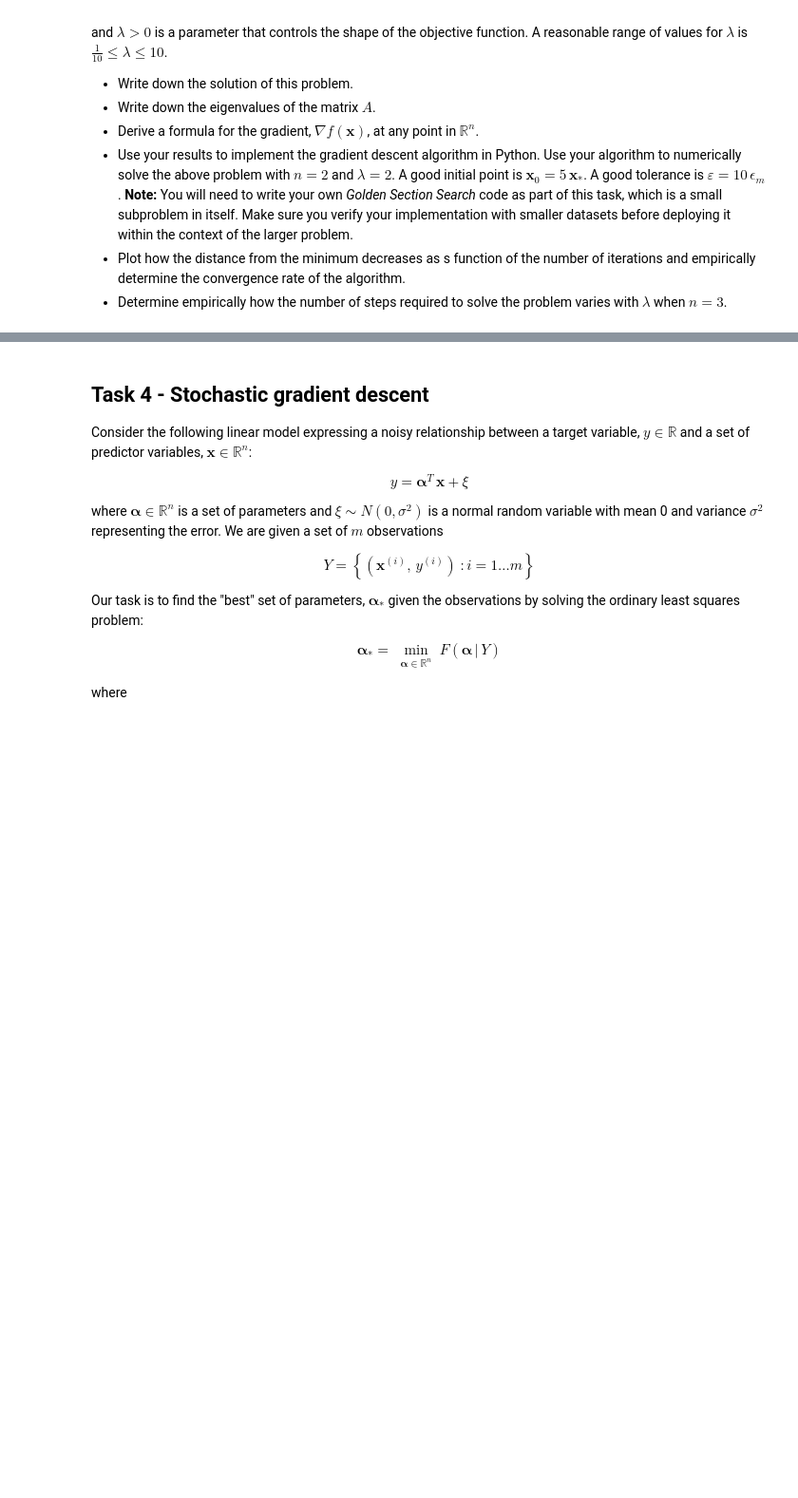
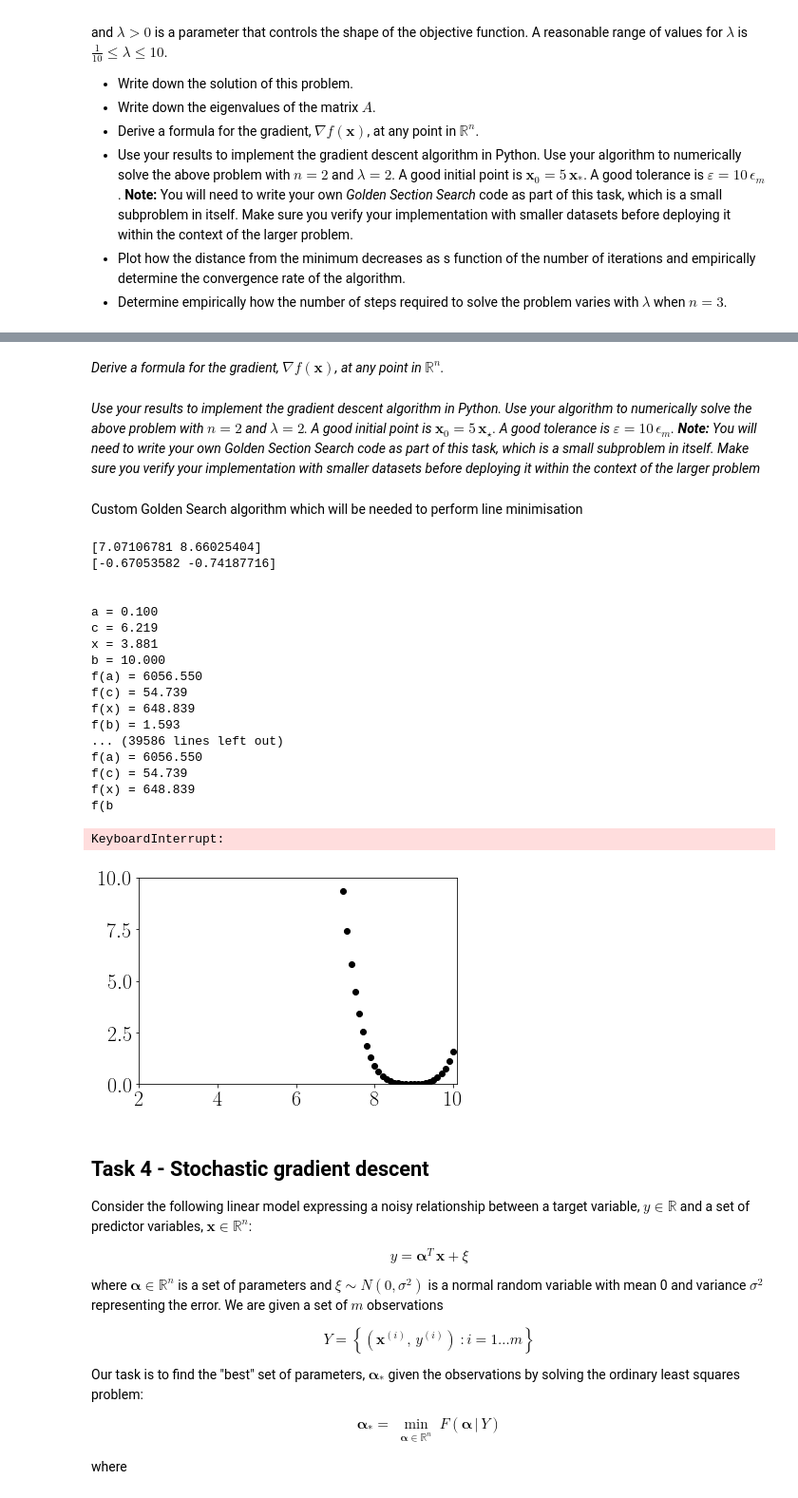
Before and after one commit to ndoyle815/MA934, a Jupyter notebook: Week4/MA934_Class4_2260253.ipynb, the cells around one changed output, grey strips where cells are left out. Shown at 95% size. Saved outputs shown, nothing was run; the diff lists cells and outputs as text; code cells hidden in the pictures; blank space fills up the shorter version.

```diff
--- a/Week4/MA934_Class4_2260253.ipynb
+++ b/Week4/MA934_Class4_2260253.ipynb
@@ -242,0 +257,4 @@ and $\lambda > 0$ is a parameter that controls the shape of the objective functi
+# %% [markdown]
+*Derive a formula for the gradient, $\nabla f(\mathbf{x})$, at any point in $\mathbb{R}^n$.*
+# %% [markdown]
+*Use your results to implement the gradient descent algorithm in Python. Use your algorithm to numerically solve the above problem with $n=2$ and $\lambda=2$. A good initial point is $\mathbf{x}_0 = 5\,\mathbf{x}_\star$.  A good tolerance is $\varepsilon = 10\, \epsilon_m$. **Note:** You will need to write your own Golden Section Search code as part of this task, which is a small subproblem in itself. Make sure you verify your implementation with smaller datasets before deploying it within the context of the larger problem*
@@ -242,0 +288,2 @@ and $\lambda > 0$ is a parameter that controls the shape of the objective functi
+# %% [markdown]
+Custom Golden Search algorithm which will be needed to perform line minimisation
@@ -243,3 +338,52 @@ and $\lambda > 0$ is a parameter that controls the shape of the objective functi
+# %%
+# initial guess
+xn = 5*xstar
+
+# position vector
+vn = -df(xn)/la.norm(df(xn))
+print(xn)
+print(vn)
+print('\n')
+def line_minimiser(lamb):
+    # function which performs line minimisation of f when implemented into Standard Search
+    #global xn, vn
+    return f(xn + lamb*vn)
+
+lambs = np.arange(0.1,10.1,0.1)
+for i in lambs:
+    plt.scatter(i,f(xn+i*vn),color='k')
+    plt.xlim(2,10.1)
+    plt.ylim(0,10)
+lamb_min = GoldenSearch(line_minimiser, [0.1,10], 1e-4)
+
+for i in range(10):
+    xn = xn + lamb_min*vn
+    vn = -df(xn)/la.norm(df(xn))
+    print(lamb_min)
+    print(xn)
+    print(xn-xstar)
+    print(vn)
+    print('\n')
+# %% [output]
+[7.07106781 8.66025404]
+[-0.67053582 -0.74187716]
+
+
+a = 0.100
+c = 6.219
+x = 3.881
+b = 10.000
+f(a) = 6056.550
+f(c) = 54.739
+f(x) = 648.839
+f(b) = 1.593
+... (39586 lines left out)
+f(a) = 6056.550
+f(c) = 54.739
+f(x) = 648.839
+f(b
+KeyboardInterrupt:
+[figure, added]
 # %% [markdown]
 ## Task 4 - Stochastic gradient descent
 
```
Also changed, not shown: parts of 5 cells of this notebook, 1 other file.
